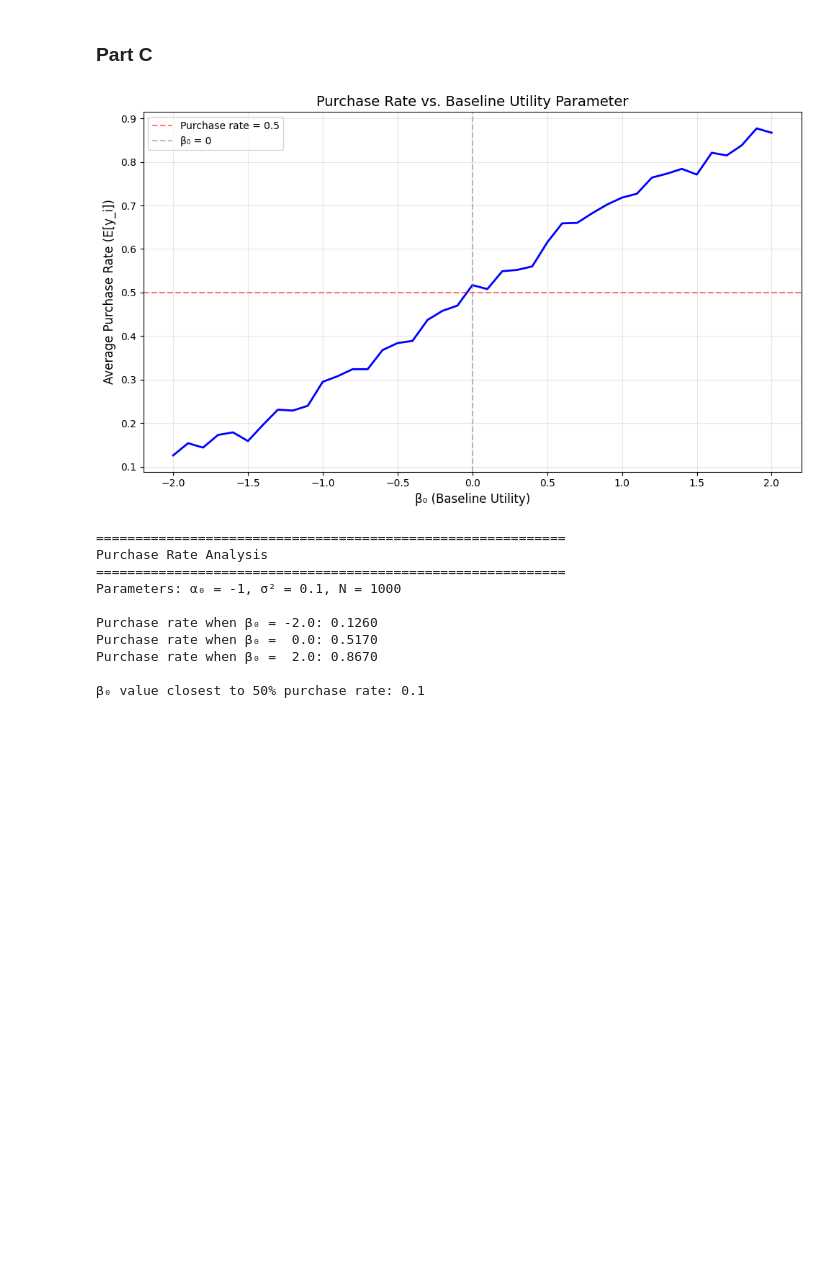
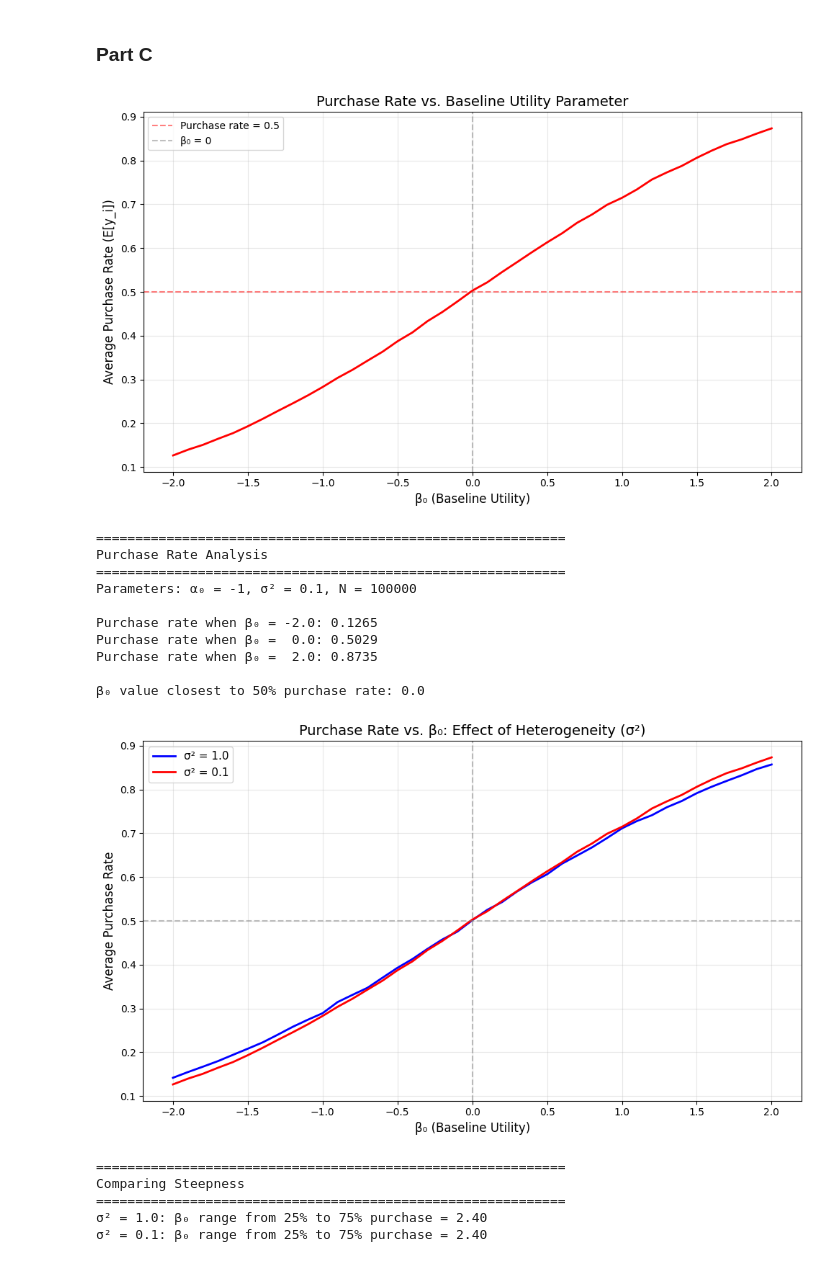
Before and after one commit to 3venthatguy/Coursework-OSU, a Jupyter notebook: ECON_5420/PS4/PS4_4.ipynb, the cells around one changed output. Drawn from its saved outputs; the diff is of its cells as text; code cells hidden in the pictures; blank space fills up the shorter version.

```diff
--- a/ECON_5420/PS4/PS4_4.ipynb
+++ b/ECON_5420/PS4/PS4_4.ipynb
@@ -32,9 +32,9 @@ def generate_data(N, beta_0=0, alpha_0=-1, sigma_sq=1):
 # %% [markdown]
 ### Part B
 # %%
-def plot_avg_y(N, avg_y, beta_0_values, alpha_0=-1, sigma_sq=1):
+def plot_avg_y(N, avg_y, beta_0_values, alpha_0=-1, sigma_sq=1, color='b-'):
     plt.figure(figsize=(10, 6))
-    plt.plot(beta_0_values, avg_y, 'b-', linewidth=2)
+    plt.plot(beta_0_values, avg_y, color, linewidth=2)
     plt.axhline(y=0.5, color='r', linestyle='--', alpha=0.5, label='Purchase rate = 0.5')
     plt.axvline(x=0, color='gray', linestyle='--', alpha=0.5, label='β₀ = 0')
     plt.xlabel('β₀ (Baseline Utility)', fontsize=12)
@@ -46,7 +46,6 @@ def plot_avg_y(N, avg_y, beta_0_values, alpha_0=-1, sigma_sq=1):
     plt.savefig('purchase_rate_vs_beta0.png', dpi=300, bbox_inches='tight')
     plt.show()
 
-    # Print some statistics
     print("=" * 60)
     print("Purchase Rate Analysis")
     print("=" * 60)
@@ -56,15 +55,17 @@ def plot_avg_y(N, avg_y, beta_0_values, alpha_0=-1, sigma_sq=1):
     print(f"Purchase rate when β₀ =  2.0: {avg_y[-1]:.4f}")
     print(f"\nβ₀ value closest to 50% purchase rate: {beta_0_values[np.argmin(np.abs(np.array(avg_y) - 0.5))]:.1f}")
 # %%
-N = 1000
+N = 100000
 
 # Vary beta_0 from -2 to 2 in steps of 0.1
 beta_0_values = np.arange(-2, 2.1, 0.1)
 avg_y = []
+results = {}
 
 for beta_0 in beta_0_values:
     Y, D, U = generate_data(N, beta_0)
     avg_y.append(Y.mean())
+results[1] = avg_y
 
 plot_avg_y(N, avg_y, beta_0_values)
 # %% [output]
@@ -82,27 +83,61 @@ Purchase rate when β₀ =  2.0: 0.8630
 # %% [markdown]
 ### Part C
+# %%
+def compare_beta_plots(results):
+    plt.figure(figsize=(10, 6))
+    plt.plot(beta_0_values, results[1.0], 'b-', linewidth=2, label='σ² = 1.0')
+    plt.plot(beta_0_values, results[0.1], 'r-', linewidth=2, label='σ² = 0.1')
+    plt.axhline(y=0.5, color='gray', linestyle='--', alpha=0.5)
+    plt.axvline(x=0, color='gray', linestyle='--', alpha=0.5)
+    plt.xlabel('β₀ (Baseline Utility)', fontsize=12)
+    plt.ylabel('Average Purchase Rate', fontsize=12)
+    plt.title('Purchase Rate vs. β₀: Effect of Heterogeneity (σ²)', fontsize=14)
+    plt.legend(fontsize=11)
+    plt.grid(True, alpha=0.3)
+    plt.tight_layout()
+    plt.show()
+
+    # Compare steepness
+    print("=" * 60)
+    print("Comparing Steepness")
+    print("=" * 60)
+    for sigma_sq in [1.0, 0.1]:
+        rates = np.array(results[sigma_sq])
+        # Find β₀ values where rate crosses 0.25 and 0.75
+        idx_25 = np.argmin(np.abs(rates - 0.25))
+        idx_75 = np.argmin(np.abs(rates - 0.75))
+        range_width = beta_0_values[idx_75] - beta_0_values[idx_25]
+        print(f"σ² = {sigma_sq}: β₀ range from 25% to 75% purchase = {range_width:.2f}")
 # %%
-N = 1000
+N = 100000
 sigma_sq =0.1
 
 # Vary beta_0 from -2 to 2 in steps of 0.1
 beta_0_values = np.arange(-2, 2.1, 0.1)
 avg_y = []
 
 for beta_0 in beta_0_values:
     Y, D, U = generate_data(N=N, beta_0=beta_0, sigma_sq=sigma_sq)
     avg_y.append(Y.mean())
+results[sigma_sq] = avg_y
 
-plot_avg_y(N=N, avg_y=avg_y, beta_0_values=beta_0_values, sigma_sq=sigma_sq)
+plot_avg_y(N, avg_y, beta_0_values, sigma_sq=sigma_sq, color='r-')
+compare_beta_plots(results)
 # %% [output]
-[figure, old version]
+[figure, new version]
 ============================================================
 Purchase Rate Analysis
 ============================================================
-Parameters: α₀ = -1, σ² = 0.1, N = 1000
+Parameters: α₀ = -1, σ² = 0.1, N = 100000
 
-Purchase rate when β₀ = -2.0: 0.1260
-Purchase rate when β₀ =  0.0: 0.5170
-Purchase rate when β₀ =  2.0: 0.8670
+Purchase rate when β₀ = -2.0: 0.1265
+Purchase rate when β₀ =  0.0: 0.5029
+Purchase rate when β₀ =  2.0: 0.8735
 
-β₀ value closest to 50% purchase rate: 0.1
+β₀ value closest to 50% purchase rate: 0.0
+[figure, added]
+============================================================
+Comparing Steepness
+============================================================
+σ² = 1.0: β₀ range from 25% to 75% purchase = 2.40
+σ² = 0.1: β₀ range from 25% to 75% purchase = 2.40
```
Also changed, not shown: parts of 7 cells of this notebook, 2 other files.
